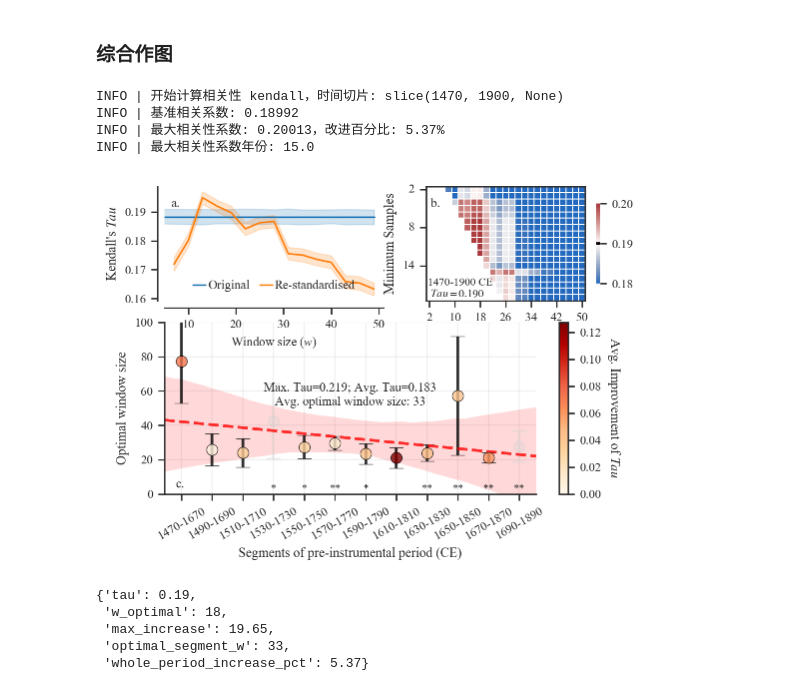
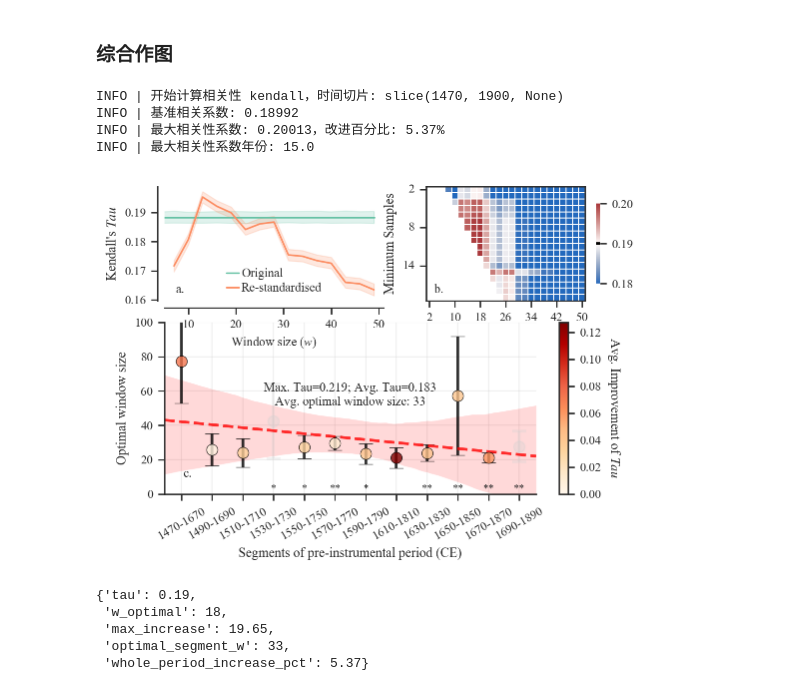
Before and after one commit to SongshGeo/shifting_baseline, a Jupyter notebook: reports/history.ipynb, the cells around one changed output. Drawn from its saved outputs; the diff is of its cells as text; code cells hidden in the pictures.

```diff
--- a/reports/history.ipynb
+++ b/reports/history.ipynb
@@ -346,15 +346,15 @@ ax1.tick_params(axis="both", rotation=0)
 ax1.set_xlabel("Window size ($w$)", fontsize=9)
 original_title = ax1.get_title()
 ax1.set_title("")
-ax1.text(
-    0.01,
-    0.01,
-    original_title.replace("AD.", "CE\n"),
-    ha="left",
-    va="bottom",
-    transform=ax1.transAxes,
-    fontsize=8,
-)
+# ax1.text(
+#     0.01,
+#     0.01,
+#     original_title.replace("AD.", "CE\n"),
+#     ha="left",
+#     va="bottom",
+#     transform=ax1.transAxes,
+#     fontsize=8,
+# )
 ax1.set_xlabel("")
 
 #### ================================================
@@ -400,43 +400,55 @@ ax2 = fig.add_subplot(gs[0, 0])
 #     split=True,
 # )
 # # ax2.text(0.01, 0.95, "$p<0.001$", ha="left", va="top", transform=ax2.transAxes)
 
-sns.lineplot(data=ds.dropna(), x="Window", y="Kendall's Tau", hue="Method", ax=ax2)
+sns.lineplot(
+    data=ds.dropna(),
+    x="Window",
+    y="Kendall's Tau",
+    hue="Method",
+    ax=ax2,
+    palette="Set2",
+)
 ax2.legend(
     loc="lower center",
     # bbox_to_anchor=(1, 1.08),
     fontsize=9,
-    ncol=2,
+    ncol=1,
     title_fontsize=9,
     frameon=False,
     handlelength=1.0,  # length of the legend handles
     handletextpad=0.2,  # space between handle and text
-    columnspacing=0.8,  # space between columns
+    columnspacing=0.4,  # space between columns
     labelspacing=0.2,  # vertical space between rows
-    borderpad=0.2,  # padding inside the legend box
+    borderpad=0.0,  # padding inside the legend box
 )
 ax2.set_ylabel("Kendall's $Tau$")
 ax2.set_xlabel("Window size ($w$)", fontsize=9)
 ax2.set_xticks(np.arange(10, 51, 10))
 ax2.set_xlim(5, 51)
 sns.despine(ax=ax2, offset=5)
 
 # a, b, c 三个图的编号
-ax2.text(0.03, 0.90, "a.", ha="left", va="top", transform=ax2.transAxes, weight="bold")
-ax1.text(0.03, 0.90, "b.", ha="left", va="top", transform=ax1.transAxes, weight="bold")
-ax3.text(
-    0.03, 0.02, "c.", ha="left", va="bottom", transform=ax3.transAxes, weight="bold"
-)
+for ax, label in zip([ax2, ax1, ax3], ["a", "b", "c"]):
+    ax.text(
+        0.05,
+        0.15,
+        f"{label}.",
+        ha="left",
+        va="top",
+        transform=ax.transAxes,
+        weight="bold",
+    )
 
 # 综合作图 ================================================
 fig.savefig(cfg.ds.fig4, dpi=300)
 plt.show();
 # %% [output]
 INFO | 开始计算相关性 kendall，时间切片: slice(1470, 1900, None)
 INFO | 基准相关系数: 0.18992
 INFO | 最大相关性系数: 0.20013，改进百分比: 5.37%
 INFO | 最大相关性系数年份: 15.0
-[figure, old version]
+[figure, new version]
 # %%
 # ===== 动态写入 results3（避免正文写死数字）=====
 # 复用 Fig4b（df, r_benchmark; max_window=51, 1469-1900）与 sweep（max_corr_year 等）的结果，
```
Also changed, not shown: parts of 3 cells of this notebook, 2 other files.
